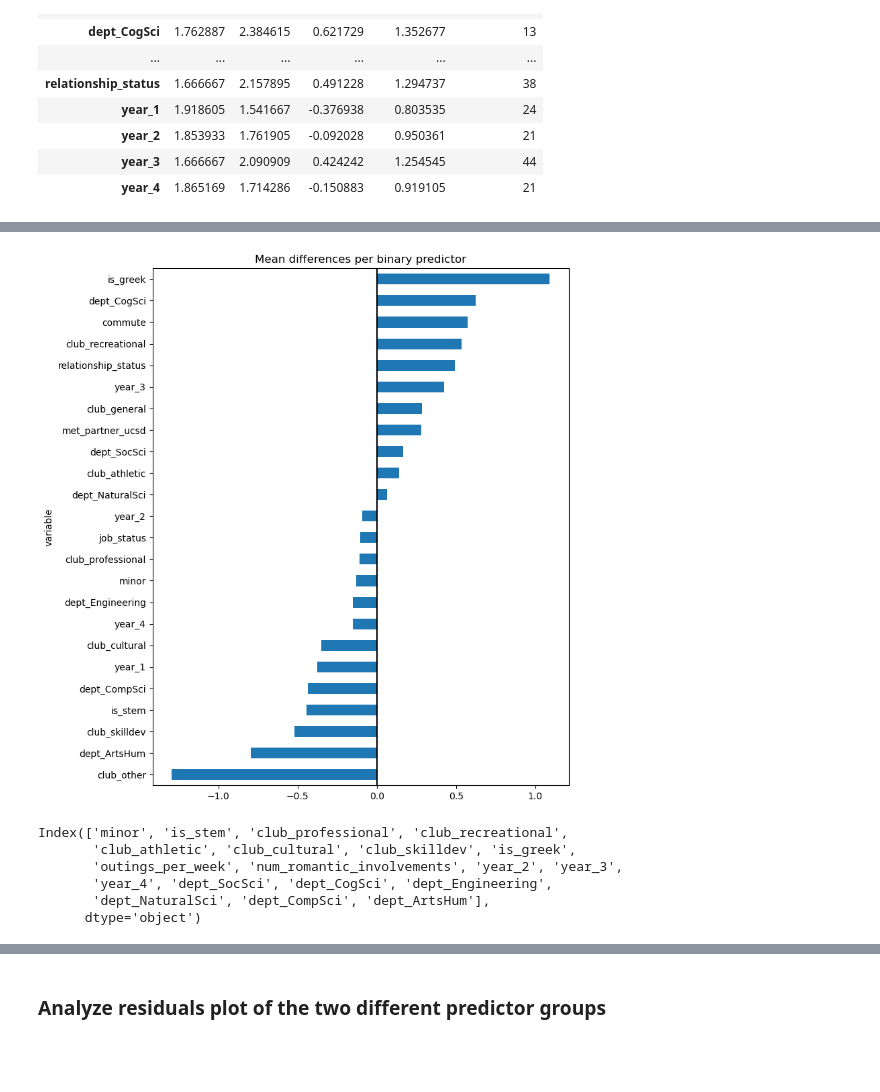
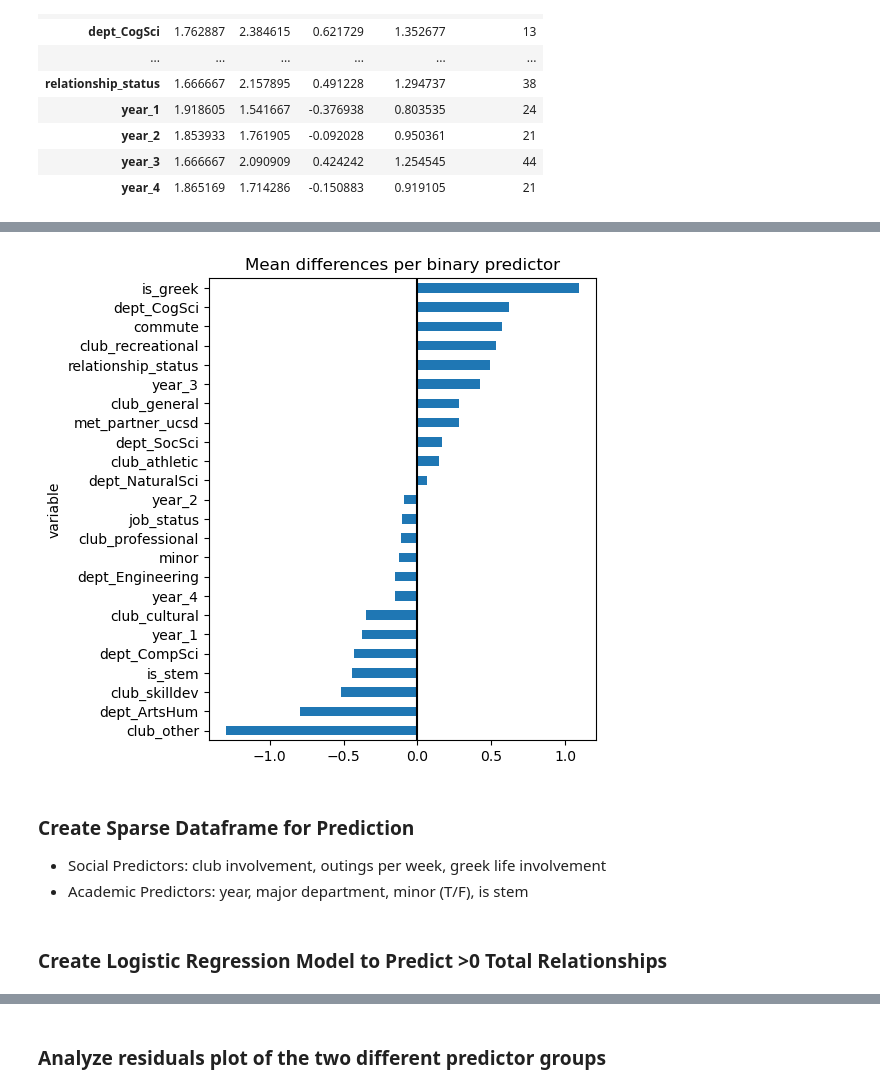
Before and after one commit to snigdhapodugu/dsc190-project, a Jupyter notebook: predict_re/predict_numre.ipynb, the cells around one changed output, grey strips where cells are left out. Drawn from its saved outputs; the diff is of its cells as text; code cells hidden in the pictures; blank space fills up the shorter version.

```diff
--- a/predict_re/predict_numre.ipynb
+++ b/predict_re/predict_numre.ipynb
@@ -313,10 +298,16 @@ keep
 # %%
-screen['mean_diff'].sort_values().plot(kind='barh', figsize=(8,10))
+# Plot mean differences for each binary predictor
+screen['mean_diff'].sort_values().plot(kind='barh', figsize=(5,6))
 plt.axvline(0, color='black')
 plt.title("Mean differences per binary predictor")
 plt.show()
 # %% [output]
-[figure, old version]
+[figure, new version]
+# %% [markdown]
+### Create Sparse Dataframe for Prediction
+
+- Social Predictors: club involvement, outings per week, greek life involvement
+- Academic Predictors: year, major department, minor (T/F), is stem
 # %%
 # Drop columns with high imbalance from predictors
 unbalanced_cols = ['club_other', 'club_general']
@@ -328,9 +326,2 @@ data_onehot_sparse.drop(columns=cols_to_drop, inplace=True)
-# %%
-data_onehot_sparse.columns
-# %% [output]
-Index(['minor', 'is_stem', 'club_professional', 'club_recreational',
-       'club_athletic', 'club_cultural', 'club_skilldev', 'is_greek',
-       'outings_per_week', 'num_romantic_involvements', 'year_2', 'year_3',
-       'year_4', 'dept_SocSci', 'dept_CogSci', 'dept_Engineering',
-       'dept_NaturalSci', 'dept_CompSci', 'dept_ArtsHum'],
-      dtype='object')
+# %% [markdown]
+### Create Logistic Regression Model to Predict >0 Total Relationships
```
Also changed, not shown: parts of 43 cells of this notebook.
